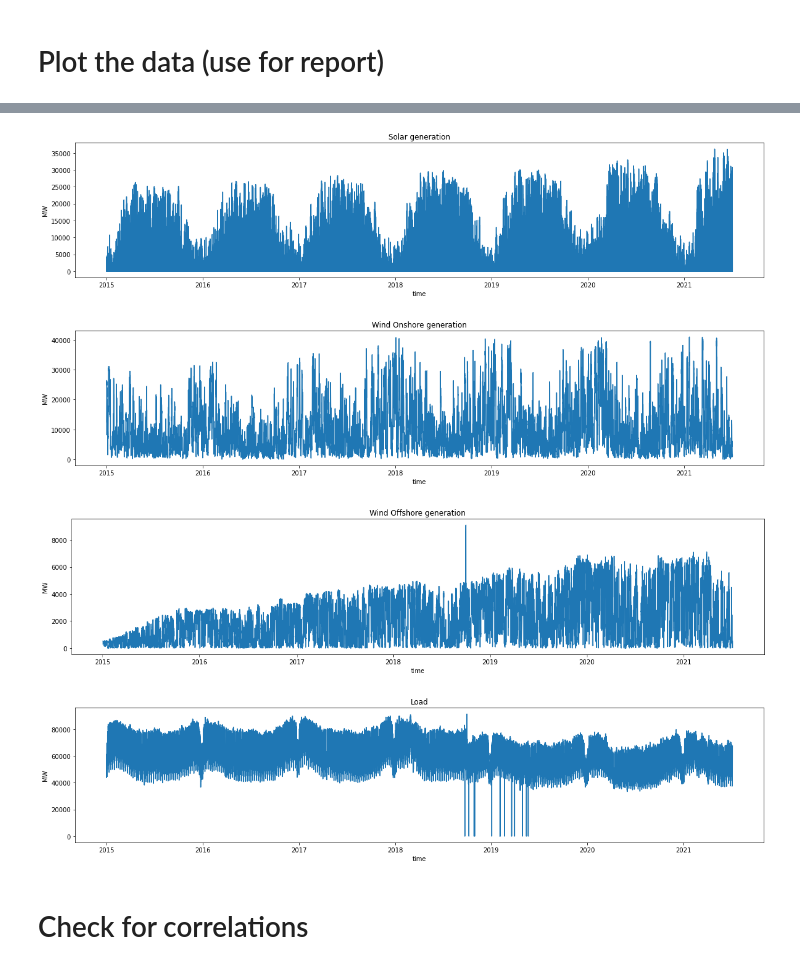
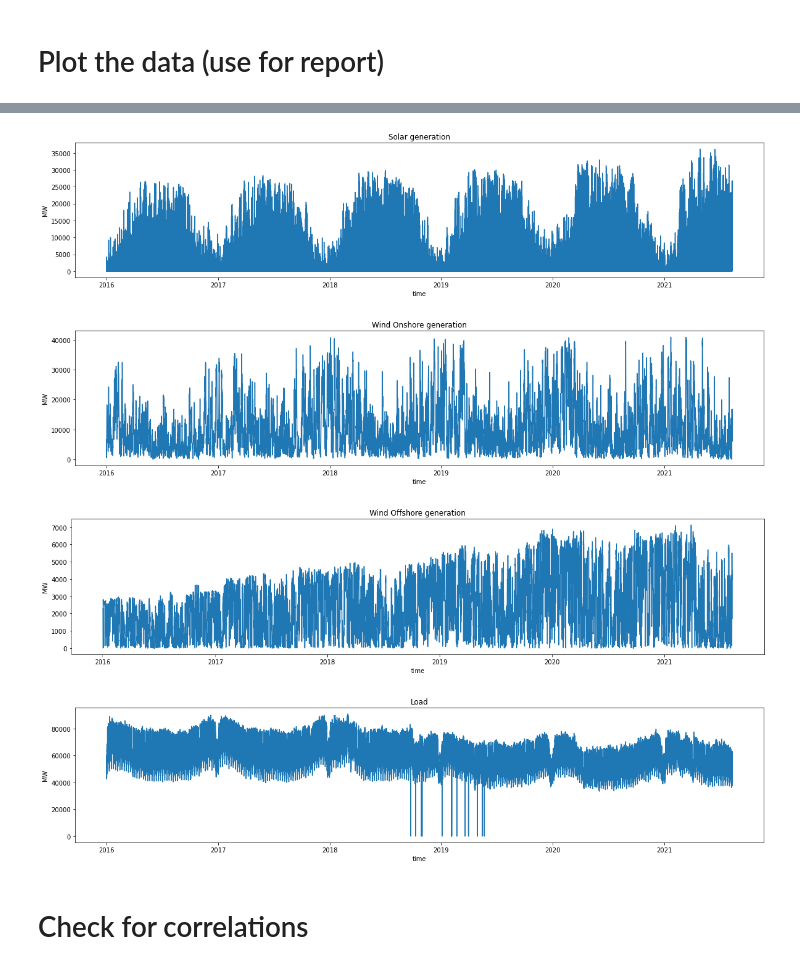
Before and after one commit to kerstinforster/electricity-price-forecasting, a Jupyter notebook: datalab/Datapatterns.ipynb, the cells around one changed output, grey strips where cells are left out. Cells and saved outputs as stored; diff of their text form; code cells hidden in the pictures.

```diff
--- a/datalab/Datapatterns.ipynb
+++ b/datalab/Datapatterns.ipynb
@@ -12,5 +14,4 @@ import scipy.stats as stats
 # %%
 # read data
-montel = pd.read_csv('montel.csv')
-entso = pd.read_csv('entso.csv')
-weather = pd.read_csv('weather.csv')
+dg = DatasetGenerator(['all'])
+dataset_latest = dg.get_dataset('2016-01-01', 'latest', 'ignored')
@@ -255,33 +255,33 @@ plt.xlabel('time')
 # %%
 plt.figure(figsize = (20, 4))
-plt.plot(en.index, en['Solar_gen'])
+plt.plot(df['Time'], df['Solar'])
 plt.title('Solar generation')
 plt.ylabel('MW')
 plt.xlabel('time')
-#plt.savefig('Solar data')
+plt.savefig('Solar data')
 plt.figure(figsize = (20, 4))
-plt.plot(en.index, en['Wind_Onshore_gen'])
+plt.plot(df['Time'], df['Wind Onshore'])
 plt.title('Wind Onshore generation')
 plt.ylabel('MW')
 plt.xlabel('time')
-#plt.savefig('Wind Onshore generation data')
+plt.savefig('Wind Onshore generation data')
 plt.figure(figsize = (20, 4))
-plt.plot(en.index, en['Wind_Offshore_gen'])
+plt.plot(df['Time'], df['Wind Offshore'])
 plt.title('Wind Offshore generation')
 plt.ylabel('MW')
 plt.xlabel('time')
-#plt.savefig('Wind Offshore generation data')
+plt.savefig('Wind Offshore generation data')
 plt.figure(figsize = (20, 4))
-plt.plot(en.index, en['Load'])
+plt.plot(df['Time'], df['Load'])
 plt.title('Load')
 plt.ylabel('MW')
 plt.xlabel('time')
-#plt.savefig('Load data')
+plt.savefig('Load data')
 # %% [output]
-[figure, old version]
+[figure, new version]
-[figure, old version]
+[figure, new version]
-[figure, old version]
+[figure, new version]
-[figure, old version]
+[figure, new version]
 # %% [markdown]
 # Check for correlations
 # %%
```
Also changed, not shown: parts of 5 cells of this notebook.
